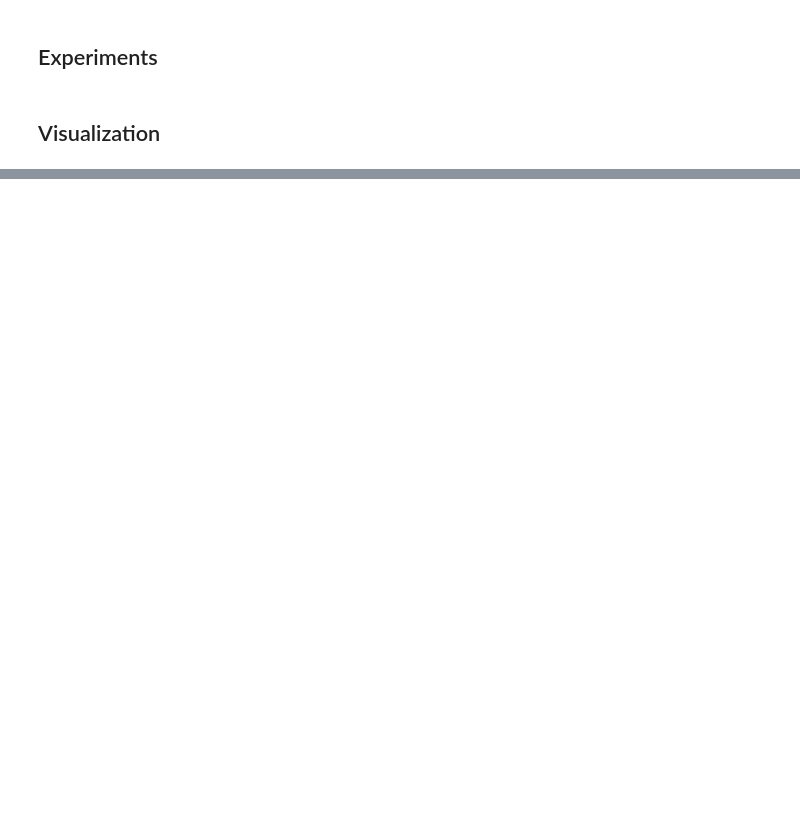
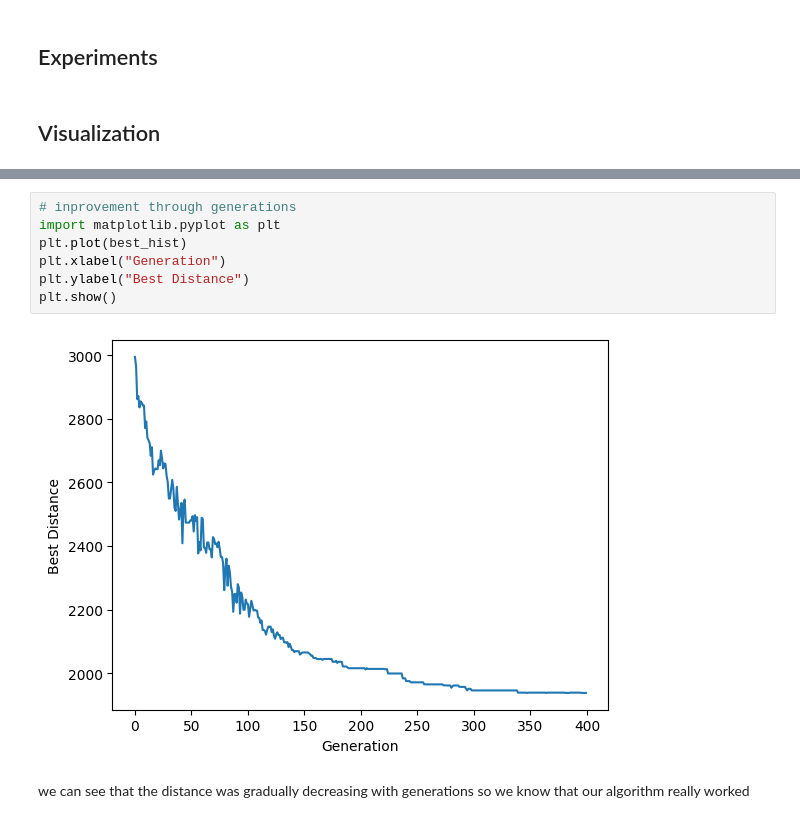
Before and after one commit to jofa016/ACIT4610---Mandatory-1, a Jupyter notebook: Large.ipynb, the cells around one changed output, grey strips where cells are left out. Saved outputs shown, nothing was run; the diff lists cells and outputs as text; blank space fills up the shorter version.

```diff
--- a/Large.ipynb
+++ b/Large.ipynb
@@ -50,0 +257,11 @@ n_vehicles = 20
+# %%
+# inprovement through generations
+import matplotlib.pyplot as plt
+plt.plot(best_hist)
+plt.xlabel("Generation")
+plt.ylabel("Best Distance")
+plt.show()
+# %% [output]
+[figure, added]
+# %% [markdown]
+we can see that the distance was gradually decreasing with generations so we know that our algorithm really worked
```
Also changed, not shown: parts of 8 cells of this notebook.
